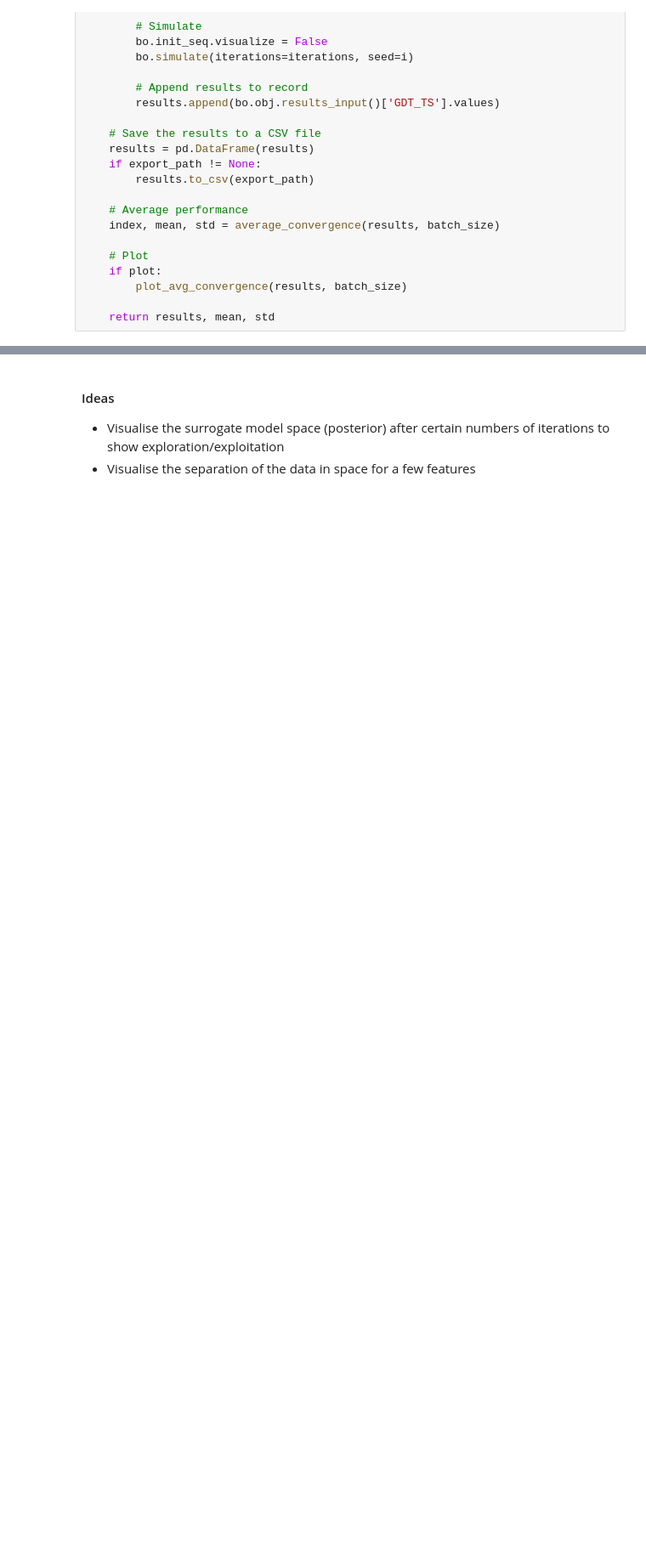
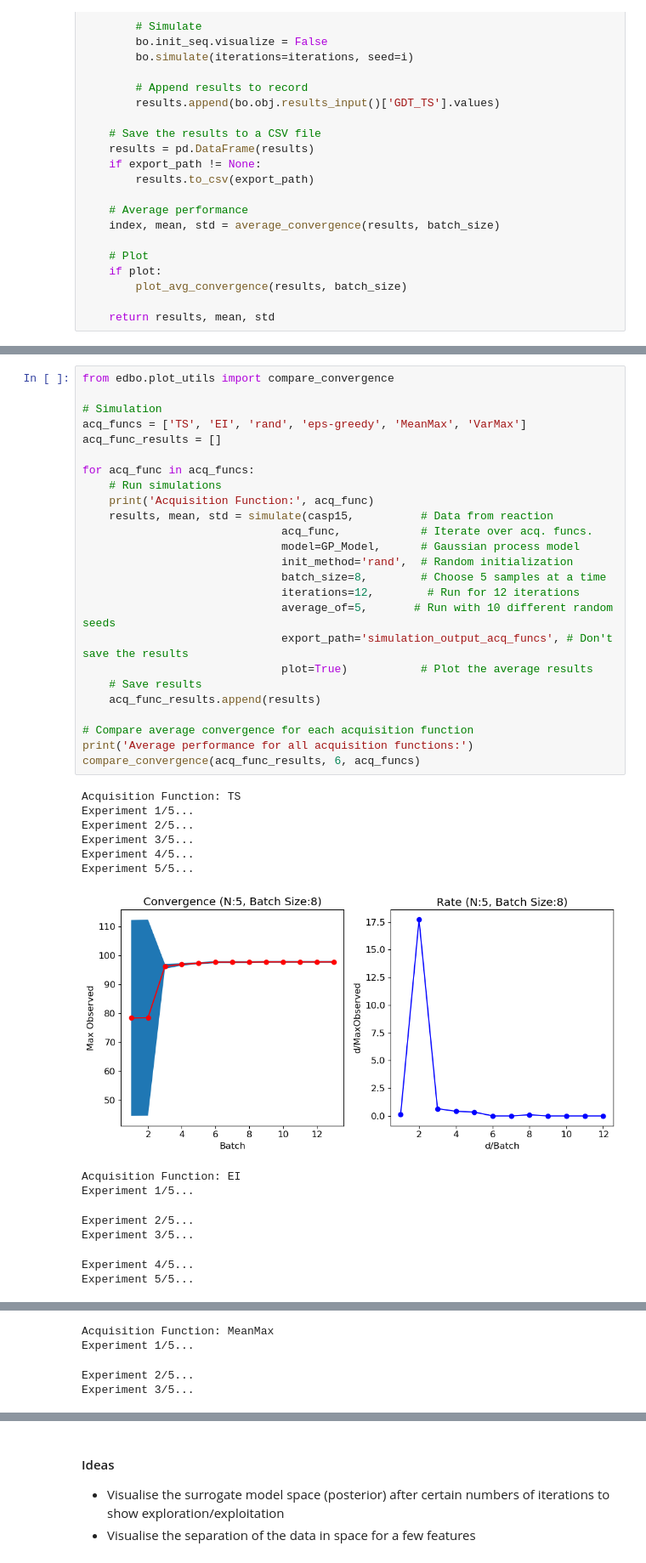
Before and after one commit to kemontei/l48-project, a Jupyter notebook: code/BO_L48_project.ipynb, the cells around one changed output, grey strips where cells are left out. Shown at 85% size. Saved outputs shown, nothing was run; the diff lists cells and outputs as text; blank space fills up the shorter version.

```diff
--- a/code/BO_L48_project.ipynb
+++ b/code/BO_L48_project.ipynb
@@ -568,0 +553,39 @@ Experiment 15/15...
+# %%
+from edbo.plot_utils import compare_convergence
+
+# Simulation
+acq_funcs = ['TS', 'EI', 'rand', 'eps-greedy', 'MeanMax', 'VarMax']
+acq_func_results = []
+
+for acq_func in acq_funcs:
+    # Run simulations
+    print('Acquisition Function:', acq_func)
+    results, mean, std = simulate(casp15,          # Data from reaction
+                              acq_func,            # Iterate over acq. funcs.
+                              model=GP_Model,      # Gaussian process model
+                              init_method='rand',  # Random initialization
+                              batch_size=8,        # Choose 5 samples at a time
+                              iterations=12,        # Run for 12 iterations
+                              average_of=5,       # Run with 10 different random seeds
+                              export_path='simulation_output_acq_funcs', # Don't save the results
+                              plot=True)           # Plot the average results
+    # Save results
+    acq_func_results.append(results)
+
+# Compare average convergence for each acquisition function
+print('Average performance for all acquisition functions:')
+compare_convergence(acq_func_results, 6, acq_funcs)
+# %% [output]
+Acquisition Function: TS
+Experiment 1/5...
+Experiment 2/5...
+Experiment 3/5...
+Experiment 4/5...
+Experiment 5/5...
+[figure, added]
+Acquisition Function: EI
+Experiment 1/5...
+Experiment 2/5...
+Experiment 3/5...
+Experiment 4/5...
+Experiment 5/5...
@@ -568,0 +607,4 @@ Experiment 15/15...
+Acquisition Function: MeanMax
+Experiment 1/5...
+Experiment 2/5...
+Experiment 3/5...
```
Also changed, not shown: parts of 5 cells of this notebook, 2 other files.
